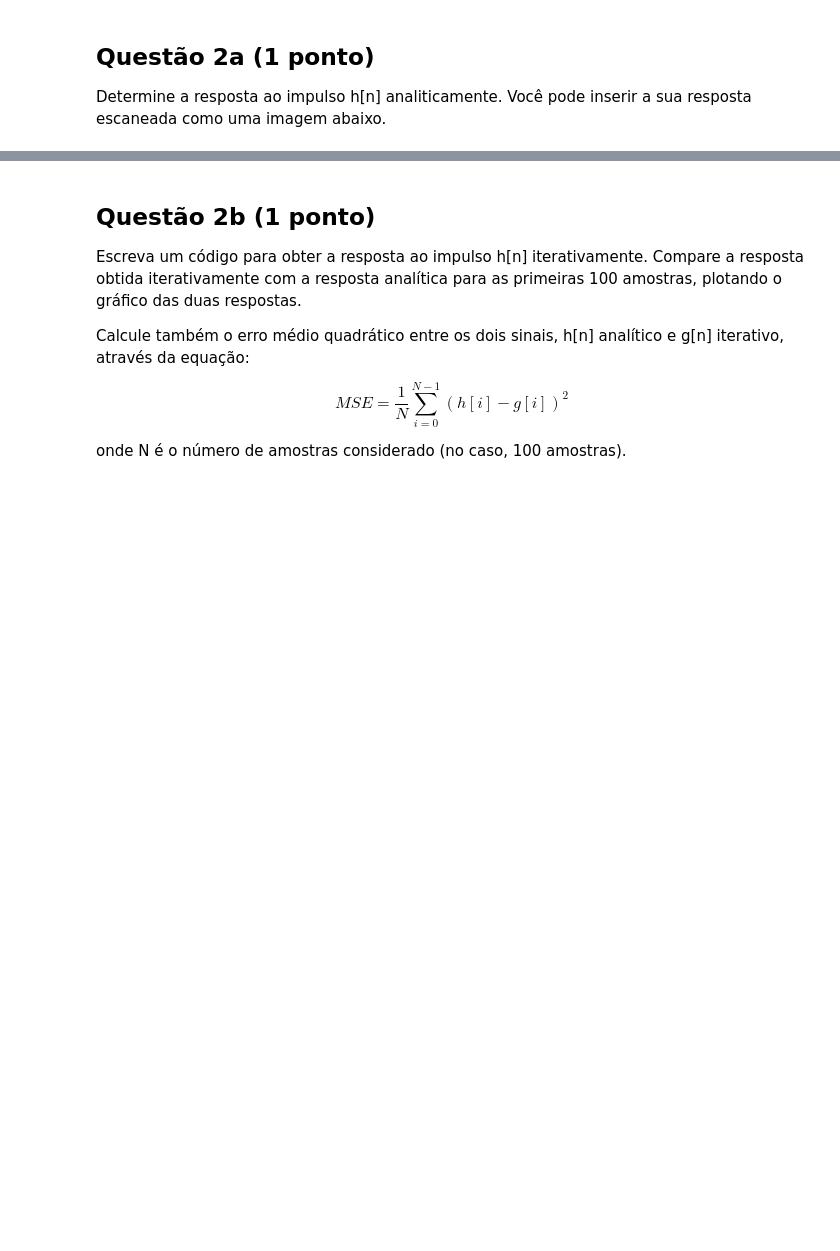
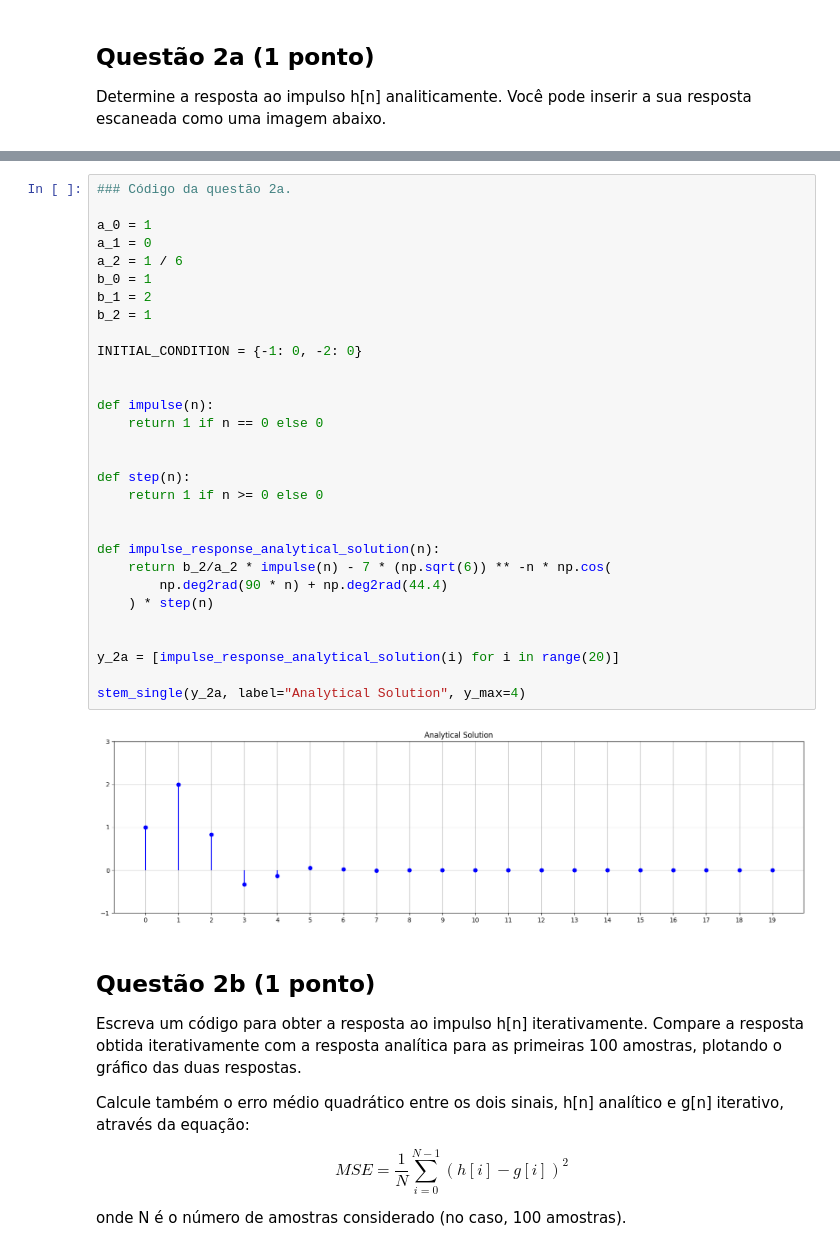
Before and after one commit to GabrielRQueiroz/UnB_SSTD, a Jupyter notebook: project-1/Projeto_1/projeto1.ipynb, the cells around one changed output, grey strips where cells are left out. Saved outputs shown, nothing was run; the diff lists cells and outputs as text; blank space fills up the shorter version.

```diff
--- a/project-1/Projeto_1/projeto1.ipynb
+++ b/project-1/Projeto_1/projeto1.ipynb
@@ -287,3 +216,35 @@ stem_single(y_2a, label="Analytical Solution", y_max=4)
+# %%
+### Código da questão 2a.
+
+a_0 = 1
+a_1 = 0
+a_2 = 1 / 6
+b_0 = 1
+b_1 = 2
+b_2 = 1
+
+INITIAL_CONDITION = {-1: 0, -2: 0}
+
+
+def impulse(n):
+    return 1 if n == 0 else 0
+
+
+def step(n):
+    return 1 if n >= 0 else 0
+
+
+def impulse_response_analytical_solution(n):
+    return b_2/a_2 * impulse(n) - 7 * (np.sqrt(6)) ** -n * np.cos(
+        np.deg2rad(90 * n) + np.deg2rad(44.4)
+    ) * step(n)
+
+
+y_2a = [impulse_response_analytical_solution(i) for i in range(20)]
+
+stem_single(y_2a, label="Analytical Solution", y_max=4)
+# %% [output]
+[figure, added]
 # %% [markdown]
 ## Questão 2b (1 ponto)
 Escreva um código para obter a resposta ao impulso h[n] iterativamente. Compare a resposta obtida iterativamente com a resposta analítica para as primeiras 100 amostras, plotando o gráfico das duas respostas.
```
Also changed, not shown: parts of 6 cells of this notebook, 1 other file.
